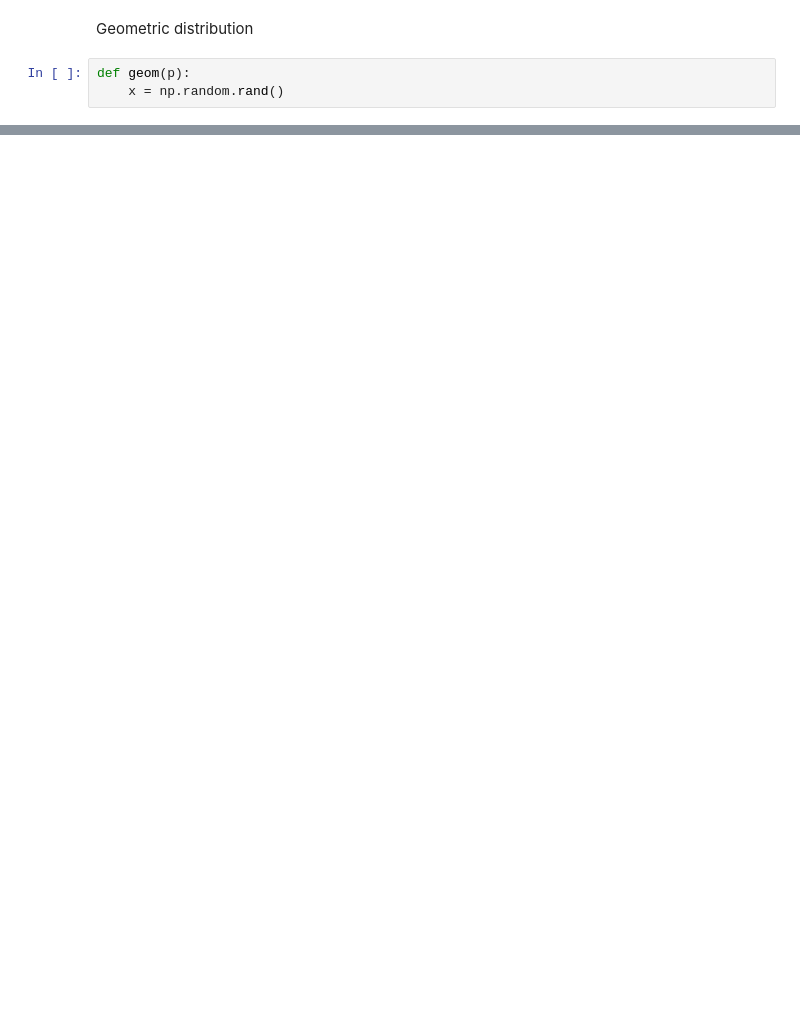
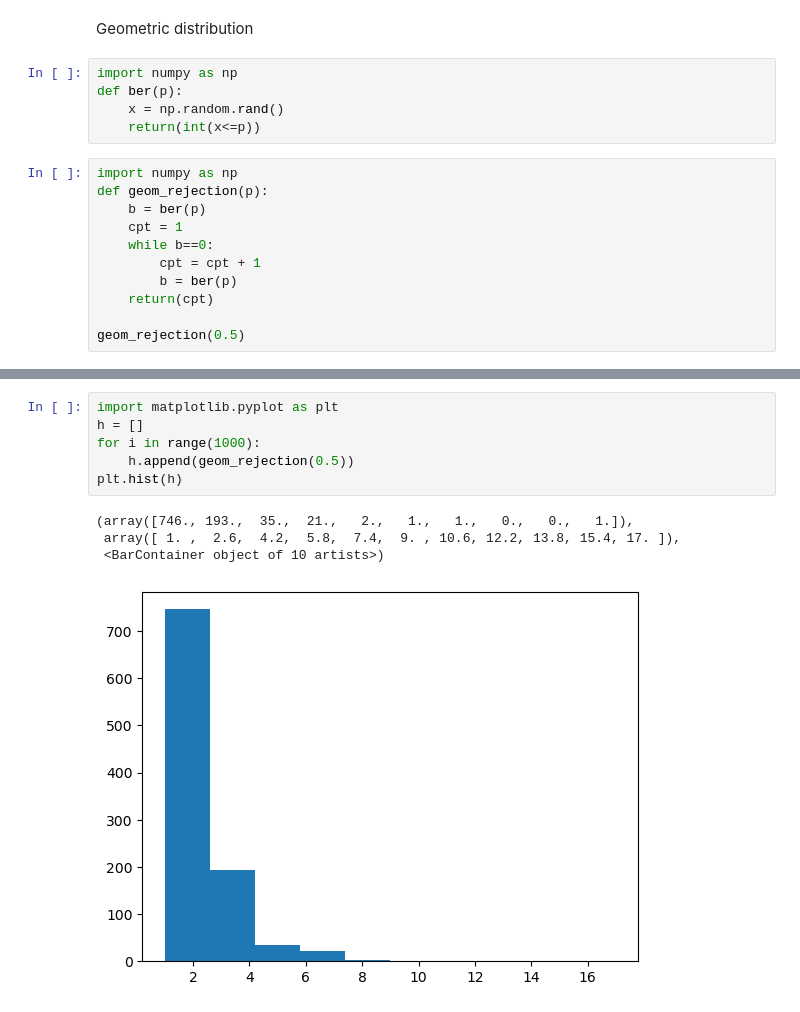
Before and after one commit to mchabrol/Monte-carlo, a Jupyter notebook: TD.ipynb, the cells around one changed output, grey strips where cells are left out. Saved outputs shown, nothing was run; the diff lists cells and outputs as text; blank space fills up the shorter version.

```diff
--- a/TD.ipynb
+++ b/TD.ipynb
@@ -70,5 +52,18 @@ fig.show()
 # %% [markdown]
 Geometric distribution
 # %%
-def geom(p):
+import numpy as np
+def ber(p):
     x = np.random.rand()
+    return(int(x<=p))
+# %%
+import numpy as np
+def geom_rejection(p):
+    b = ber(p)
+    cpt = 1
+    while b==0:
+        cpt = cpt + 1
+        b = ber(p)
+    return(cpt)
+
+geom_rejection(0.5)
@@ -74,0 +82,11 @@ def geom(p):
+# %%
+import matplotlib.pyplot as plt
+h = []
+for i in range(1000):
+    h.append(geom_rejection(0.5))
+plt.hist(h)
+# %% [output]
+(array([746., 193.,  35.,  21.,   2.,   1.,   1.,   0.,   0.,   1.]),
+ array([ 1. ,  2.6,  4.2,  5.8,  7.4,  9. , 10.6, 12.2, 13.8, 15.4, 17. ]),
+ <BarContainer object of 10 artists>)
+[figure, added]
```
Also changed, not shown: parts of 9 cells of this notebook.
